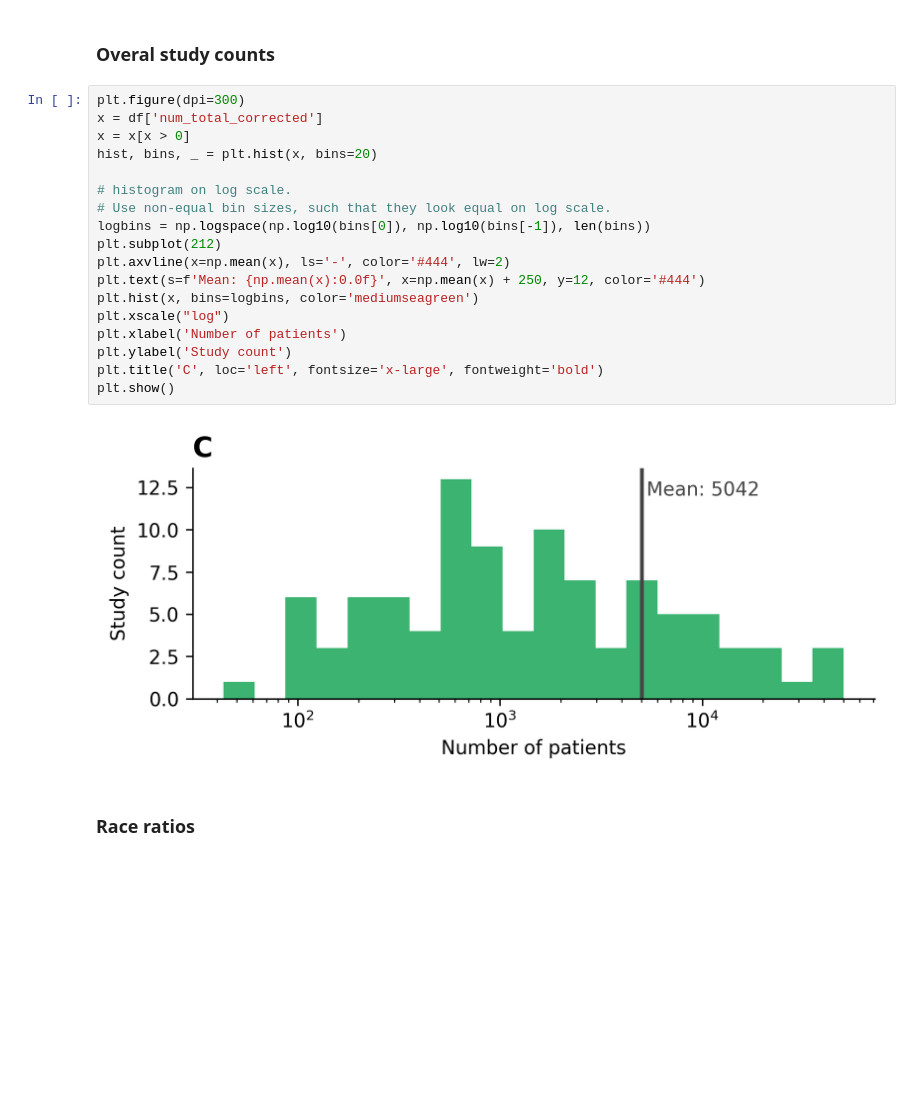
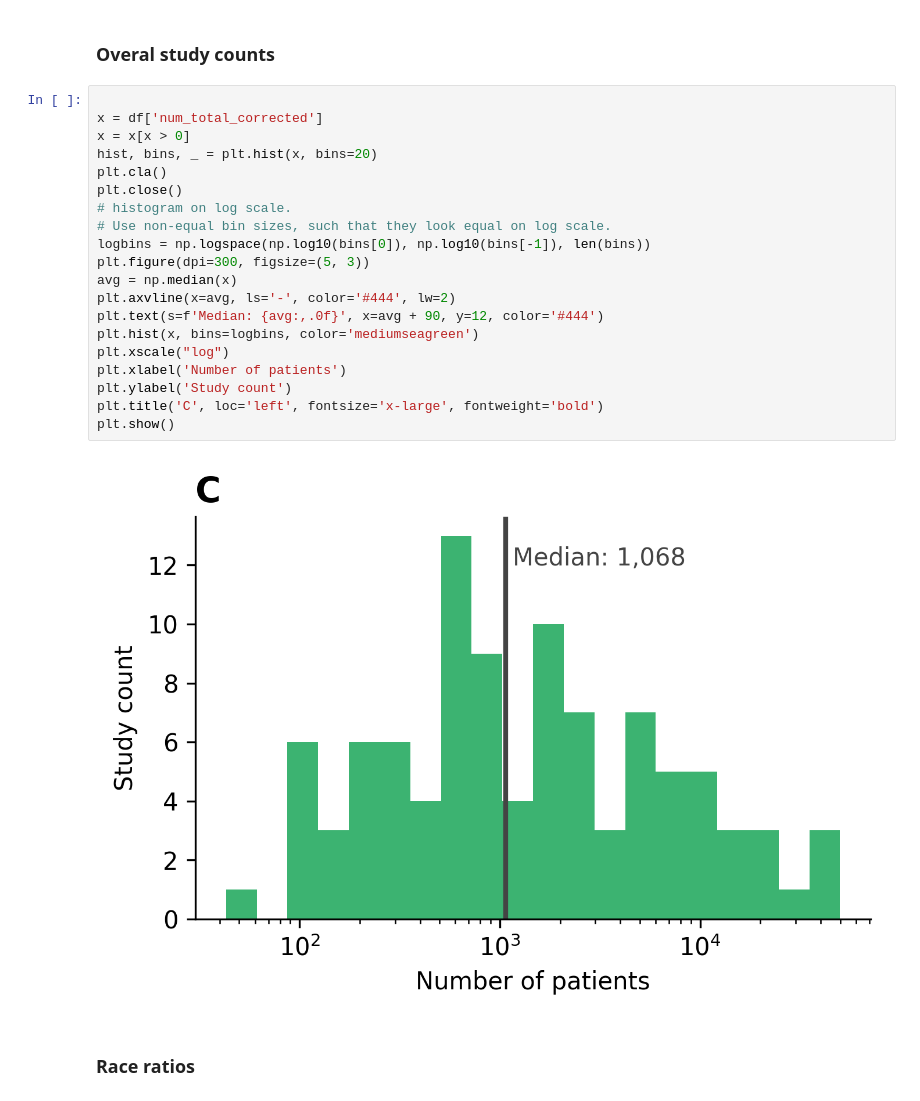
Before and after one commit to csinva/clinical-rule-analysis, a Jupyter notebook: notebooks/04_demographics_plots.ipynb, the cells around one changed output. Saved outputs shown, nothing was run; the diff lists cells and outputs as text; blank space fills up the shorter version.

Commit message:
update histograms with median

```diff
--- a/notebooks/04_demographics_plots.ipynb
+++ b/notebooks/04_demographics_plots.ipynb
@@ -112,25 +112,27 @@ plt.show()
 # %% [markdown]
 ### Overal study counts
 # %%
-plt.figure(dpi=300)
+
 x = df['num_total_corrected']
 x = x[x > 0]
 hist, bins, _ = plt.hist(x, bins=20)
-
+plt.cla()
+plt.close()
 # histogram on log scale.
 # Use non-equal bin sizes, such that they look equal on log scale.
 logbins = np.logspace(np.log10(bins[0]), np.log10(bins[-1]), len(bins))
-plt.subplot(212)
-plt.axvline(x=np.mean(x), ls='-', color='#444', lw=2)
-plt.text(s=f'Mean: {np.mean(x):0.0f}', x=np.mean(x) + 250, y=12, color='#444')
+plt.figure(dpi=300, figsize=(5, 3))
+avg = np.median(x)
+plt.axvline(x=avg, ls='-', color='#444', lw=2)
+plt.text(s=f'Median: {avg:,.0f}', x=avg + 90, y=12, color='#444')
 plt.hist(x, bins=logbins, color='mediumseagreen')
 plt.xscale("log")
 plt.xlabel('Number of patients')
 plt.ylabel('Study count')
 plt.title('C', loc='left', fontsize='x-large', fontweight='bold')
 plt.show()
 # %% [output]
-[figure, old version]
+[figure, new version]
 # %% [markdown]
 ### Race ratios
 # %%
```
Also changed, not shown: parts of 2 cells of this notebook, 11 other files.
